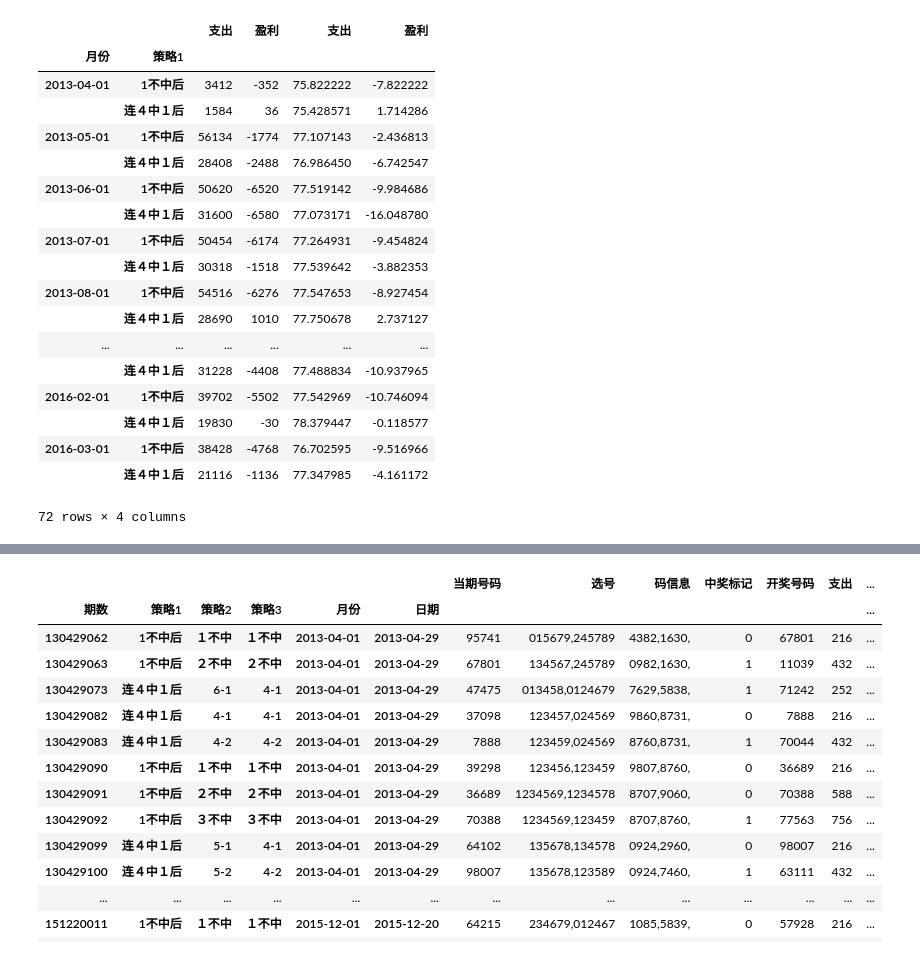
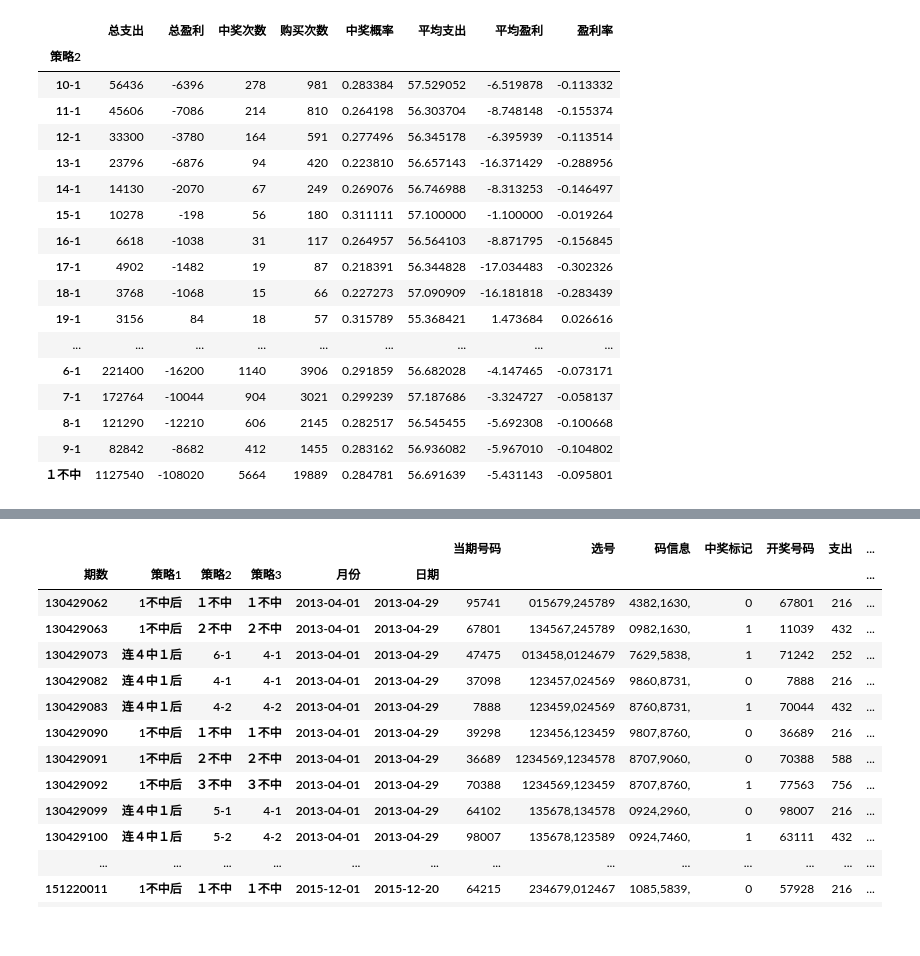
Before and after one commit to Tskatom/Lottery, a Jupyter notebook: issues/Evaluate.ipynb, the cells around one changed output, grey strips where cells are left out. Cells and saved outputs as stored; diff of their text form; code cells hidden in the pictures.

```diff
--- a/issues/Evaluate.ipynb
+++ b/issues/Evaluate.ipynb
@@ -11,2 +8,0 @@ def generate_report(detail_file):
-# %%
-df = generate_report(normal_file)
@@ -35,25 +8,0 @@ df
-# %%
-_sum = df.groupby(level=['月份', '策略1']).sum()[["支出", "盈利"]]
-_mean = df.groupby(level=['月份', '策略1']).mean()[["支出", "盈利"]]
-
-pds.concat([_sum, _mean], axis=1)
-# %% [output]
-|  |  | 支出 | 盈利 | 支出 | 盈利 |
-| 月份 | 策略1 |  |  |  |  |
-| 2013-04-01 | 1不中后 | 3412 | -352 | 75.822222 | -7.822222 |
-|  | 连４中１后 | 1584 | 36 | 75.428571 | 1.714286 |
-| 2013-05-01 | 1不中后 | 56134 | -1774 | 77.107143 | -2.436813 |
-|  | 连４中１后 | 28408 | -2488 | 76.986450 | -6.742547 |
-| 2013-06-01 | 1不中后 | 50620 | -6520 | 77.519142 | -9.984686 |
-|  | 连４中１后 | 31600 | -6580 | 77.073171 | -16.048780 |
-| 2013-07-01 | 1不中后 | 50454 | -6174 | 77.264931 | -9.454824 |
-|  | 连４中１后 | 30318 | -1518 | 77.539642 | -3.882353 |
-| 2013-08-01 | 1不中后 | 54516 | -6276 | 77.547653 | -8.927454 |
-|  | 连４中１后 | 28690 | 1010 | 77.750678 | 2.737127 |
-| ... | ... | ... | ... | ... | ... |
-|  | 连４中１后 | 31228 | -4408 | 77.488834 | -10.937965 |
-| 2016-02-01 | 1不中后 | 39702 | -5502 | 77.542969 | -10.746094 |
-|  | 连４中１后 | 19830 | -30 | 78.379447 | -0.118577 |
-| 2016-03-01 | 1不中后 | 38428 | -4768 | 76.702595 | -9.516966 |
-|  | 连４中１后 | 21116 | -1136 | 77.347985 | -4.161172 |
-72 rows × 4 columns
@@ -59,0 +34,21 @@ pds.concat([_sum, _mean], axis=1)
+# %%
+probs
+# %% [output]
+|  | 总支出 | 总盈利 | 中奖次数 | 购买次数 | 中奖概率 | 平均支出 | 平均盈利 | 盈利率 |
+| 策略2 |  |  |  |  |  |  |  |  |
+| 10-1 | 56436 | -6396 | 278 | 981 | 0.283384 | 57.529052 | -6.519878 | -0.113332 |
+| 11-1 | 45606 | -7086 | 214 | 810 | 0.264198 | 56.303704 | -8.748148 | -0.155374 |
+| 12-1 | 33300 | -3780 | 164 | 591 | 0.277496 | 56.345178 | -6.395939 | -0.113514 |
+| 13-1 | 23796 | -6876 | 94 | 420 | 0.223810 | 56.657143 | -16.371429 | -0.288956 |
+| 14-1 | 14130 | -2070 | 67 | 249 | 0.269076 | 56.746988 | -8.313253 | -0.146497 |
+| 15-1 | 10278 | -198 | 56 | 180 | 0.311111 | 57.100000 | -1.100000 | -0.019264 |
+| 16-1 | 6618 | -1038 | 31 | 117 | 0.264957 | 56.564103 | -8.871795 | -0.156845 |
+| 17-1 | 4902 | -1482 | 19 | 87 | 0.218391 | 56.344828 | -17.034483 | -0.302326 |
+| 18-1 | 3768 | -1068 | 15 | 66 | 0.227273 | 57.090909 | -16.181818 | -0.283439 |
+| 19-1 | 3156 | 84 | 18 | 57 | 0.315789 | 55.368421 | 1.473684 | 0.026616 |
+| ... | ... | ... | ... | ... | ... | ... | ... | ... |
+| 6-1 | 221400 | -16200 | 1140 | 3906 | 0.291859 | 56.682028 | -4.147465 | -0.073171 |
+| 7-1 | 172764 | -10044 | 904 | 3021 | 0.299239 | 57.187686 | -3.324727 | -0.058137 |
+| 8-1 | 121290 | -12210 | 606 | 2145 | 0.282517 | 56.545455 | -5.692308 | -0.100668 |
+| 9-1 | 82842 | -8682 | 412 | 1455 | 0.283162 | 56.936082 | -5.967010 | -0.104802 |
+| １不中 | 1127540 | -108020 | 5664 | 19889 | 0.284781 | 56.691639 | -5.431143 | -0.095801 |
```
Also changed, not shown: parts of 9 cells of this notebook, 2 other files.
